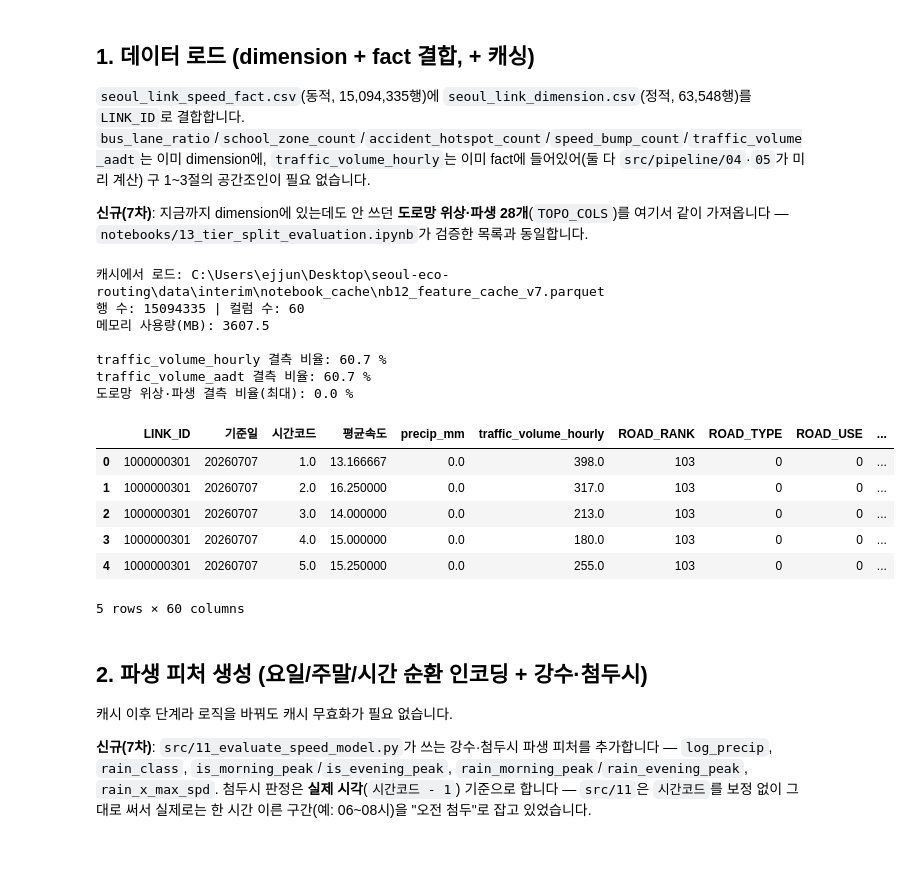
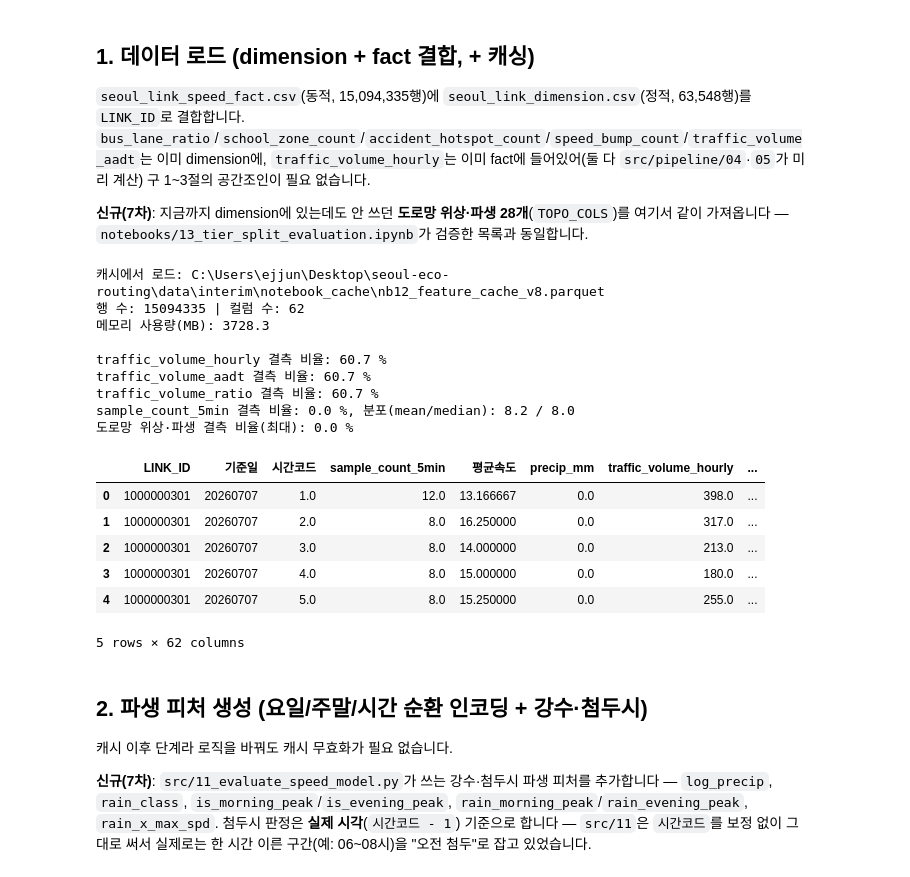
Before and after one commit to ejjunm/seoul-eco-routing, a Jupyter notebook: notebooks/12_derived_features_lightgbm.ipynb, the cells around one changed output. Cells and saved outputs as stored; diff of their text form; code cells hidden in the pictures.

```diff
--- a/notebooks/12_derived_features_lightgbm.ipynb
+++ b/notebooks/12_derived_features_lightgbm.ipynb
@@ -48,7 +53,7 @@ DONG_POP_DIR = RAW_DIR / "traffic" / "250_LOCAL_RESD_ADMDONG_202607"         #
 AVG_SPEED_XLSX = RAW_DIR / "traffic" / "AverageSpeed(LINK).xlsx"
 CONGEST_INDEX_XLSX = RAW_DIR / "traffic" / "CongestIndex(LINK).xlsx"
 
-CACHE_PATH = INTERIM_DIR / "notebook_cache" / "nb12_feature_cache_v7.parquet"
+CACHE_PATH = INTERIM_DIR / "notebook_cache" / "nb12_feature_cache_v8.parquet"
 CACHE_PATH.parent.mkdir(parents=True, exist_ok=True)
 
 plt.rcParams["font.family"] = "Malgun Gothic"
@@ -76,8 +81,9 @@ CATEGORICAL_COLS = [
 ]
 # pipeline/04가 이미 0으로 채워둔 외부 컨텍스트(결측 없음)
 EXTERNAL_CONTEXT_COLS = ["bus_lane_ratio", "school_zone_count", "accident_hotspot_count", "speed_bump_count"]
-# 결측이 정상인 컬럼(전체 매칭 안 됨) — NUMERIC_COLS의 dropna 대상에서 제외하고 LightGBM 기본 결측치 처리에 맡김
-SPARSE_NUMERIC_COLS = ["traffic_volume_aadt", "traffic_volume_hourly"]
+# 결측이 정상인 컬럼(전체 매칭 안 됨) — NUMERIC_COLS의 dropna 대상에서 제외하고 LightGBM/XGBoost 기본 결측치 처리에 맡김
+# traffic_volume_ratio(16차, 신규): 시간대별 교통량/AADT 비율, traffic_volume_hourly와 동일하게 60%대 결측
+SPARSE_NUMERIC_COLS = ["traffic_volume_aadt", "traffic_volume_hourly", "traffic_volume_ratio"]
 # 도로망 위상·파생 28개(신규, 7차) — pipeline/04 산출, notebooks/13_tier_split_evaluation.ipynb 검증 목록과 동일
 TOPO_COLS = [
     "f_node_node_in_degree", "f_node_incoming_max_spd_mean", "f_node_incoming_lanes_mean",
@@ -107,7 +113,8 @@ else:
 
     fact = pd.read_csv(
         FACT_PATH, dtype={"LINK_ID": str, "기준일": str}, encoding="utf-8-sig",
-        usecols=["LINK_ID", "기준일", "시간코드", TARGET, "precip_mm", "traffic_volume_hourly"],
+        usecols=["LINK_ID", "기준일", "시간코드", TARGET, "precip_mm", "traffic_volume_hourly",
+                 "traffic_volume_ratio", "sample_count_5min"],
     )
 
     df = fact.merge(dimension[dim_cols], on="LINK_ID", how="left", validate="many_to_one")
@@ -118,43 +125,50 @@ else:
         df[col] = df[col].astype("float32")
     for col in SPARSE_NUMERIC_COLS:
         df[col] = df[col].astype("float32")
     for col in TOPO_COLS:
         df[col] = pd.to_numeric(df[col], errors="coerce").astype("float32")
+    # sample_count_5min(16차, 신규): 결측 없이 모든 관측행에 존재 — sample_weight용, 모델 피처로는 안 씀
+    df["sample_count_5min"] = pd.to_numeric(df["sample_count_5min"], errors="coerce").astype("float32")
 
     RENAME_MAP = {"C-ITS": "c_its"}
     df = df.rename(columns=RENAME_MAP)
     CATEGORICAL_COLS = [RENAME_MAP.get(c, c) for c in CATEGORICAL_COLS]
 
     df = df.dropna(subset=[TARGET] + NUMERIC_COLS)
     df.to_parquet(CACHE_PATH)
     print("새로 만들어서 캐시 저장:", CACHE_PATH)
 
 CATEGORICAL_COLS = [c if c != "C-ITS" else "c_its" for c in CATEGORICAL_COLS]
 for col in CATEGORICAL_COLS:
     df[col] = df[col].astype("category")
 
 print("행 수:", len(df), "| 컬럼 수:", df.shape[1])
 print("메모리 사용량(MB):", round(df.memory_usage(deep=True).sum() / 1e6, 1))
 print()
 print("traffic_volume_hourly 결측 비율:", round(df["traffic_volume_hourly"].isna().mean() * 100, 1), "%")
 print("traffic_volume_aadt 결측 비율:", round(df["traffic_volume_aadt"].isna().mean() * 100, 1), "%")
+print("traffic_volume_ratio 결측 비율:", round(df["traffic_volume_ratio"].isna().mean() * 100, 1), "%")
+print("sample_count_5min 결측 비율:", round(df["sample_count_5min"].isna().mean() * 100, 1), "%,",
+      "분포(mean/median):", round(df["sample_count_5min"].mean(), 1), "/", df["sample_count_5min"].median())
 print("도로망 위상·파생 결측 비율(최대):", round(df[TOPO_COLS].isna().mean().max() * 100, 1), "%")
 df.head()
 # %% [output]
-캐시에서 로드: C:\Users\ejjun\Desktop\seoul-eco-routing\data\interim\notebook_cache\nb12_feature_cache_v7.parquet
-행 수: 15094335 | 컬럼 수: 60
-메모리 사용량(MB): 3607.5
+캐시에서 로드: C:\Users\ejjun\Desktop\seoul-eco-routing\data\interim\notebook_cache\nb12_feature_cache_v8.parquet
+행 수: 15094335 | 컬럼 수: 62
+메모리 사용량(MB): 3728.3
 
 traffic_volume_hourly 결측 비율: 60.7 %
 traffic_volume_aadt 결측 비율: 60.7 %
+traffic_volume_ratio 결측 비율: 60.7 %
+sample_count_5min 결측 비율: 0.0 %, 분포(mean/median): 8.2 / 8.0
 도로망 위상·파생 결측 비율(최대): 0.0 %
-|  | LINK_ID | 기준일 | 시간코드 | 평균속도 | precip_mm | traffic_volume_hourly | ROAD_RANK | ROAD_TYPE | ROAD_USE | ... |
-| 0 | 1000000301 | 20260707 | 1.0 | 13.166667 | 0.0 | 398.0 | 103 | 0 | 0 | ... |
-| 1 | 1000000301 | 20260707 | 2.0 | 16.250000 | 0.0 | 317.0 | 103 | 0 | 0 | ... |
-| 2 | 1000000301 | 20260707 | 3.0 | 14.000000 | 0.0 | 213.0 | 103 | 0 | 0 | ... |
-| 3 | 1000000301 | 20260707 | 4.0 | 15.000000 | 0.0 | 180.0 | 103 | 0 | 0 | ... |
-| 4 | 1000000301 | 20260707 | 5.0 | 15.250000 | 0.0 | 255.0 | 103 | 0 | 0 | ... |
+|  | LINK_ID | 기준일 | 시간코드 | sample_count_5min | 평균속도 | precip_mm | traffic_volume_hourly | ... |
+| 0 | 1000000301 | 20260707 | 1.0 | 12.0 | 13.166667 | 0.0 | 398.0 | ... |
+| 1 | 1000000301 | 20260707 | 2.0 | 8.0 | 16.250000 | 0.0 | 317.0 | ... |
+| 2 | 1000000301 | 20260707 | 3.0 | 8.0 | 14.000000 | 0.0 | 213.0 | ... |
+| 3 | 1000000301 | 20260707 | 4.0 | 8.0 | 15.000000 | 0.0 | 180.0 | ... |
+| 4 | 1000000301 | 20260707 | 5.0 | 8.0 | 15.250000 | 0.0 | 255.0 | ... |
-5 rows × 60 columns
+5 rows × 62 columns
 # %% [markdown]
 ## 2. 파생 피처 생성 (요일/주말/시간 순환 인코딩 + 강수·첨두시)
 
```
Also changed, not shown: parts of 7 cells of this notebook.
